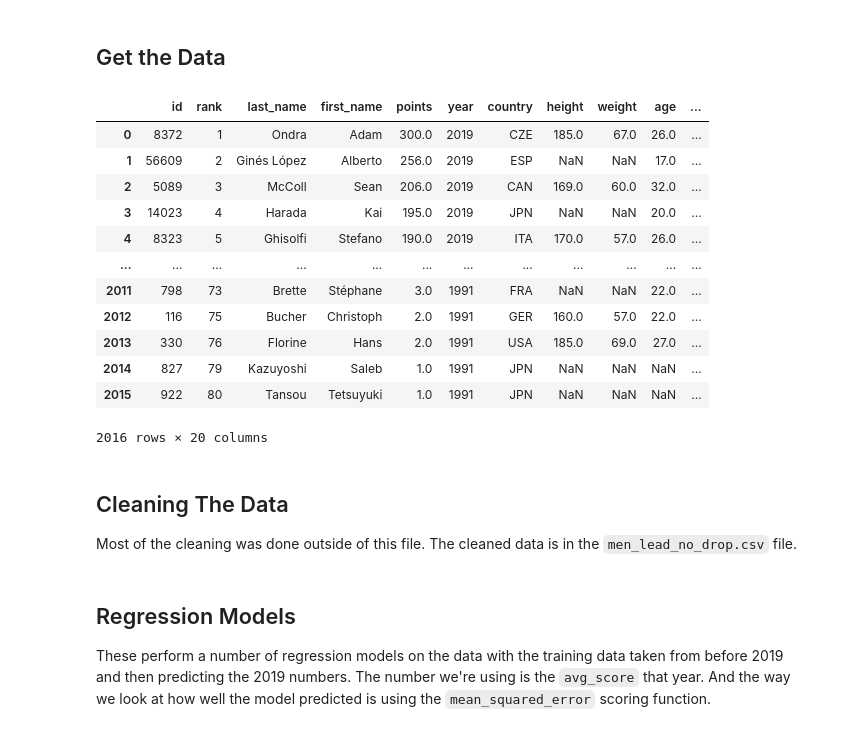
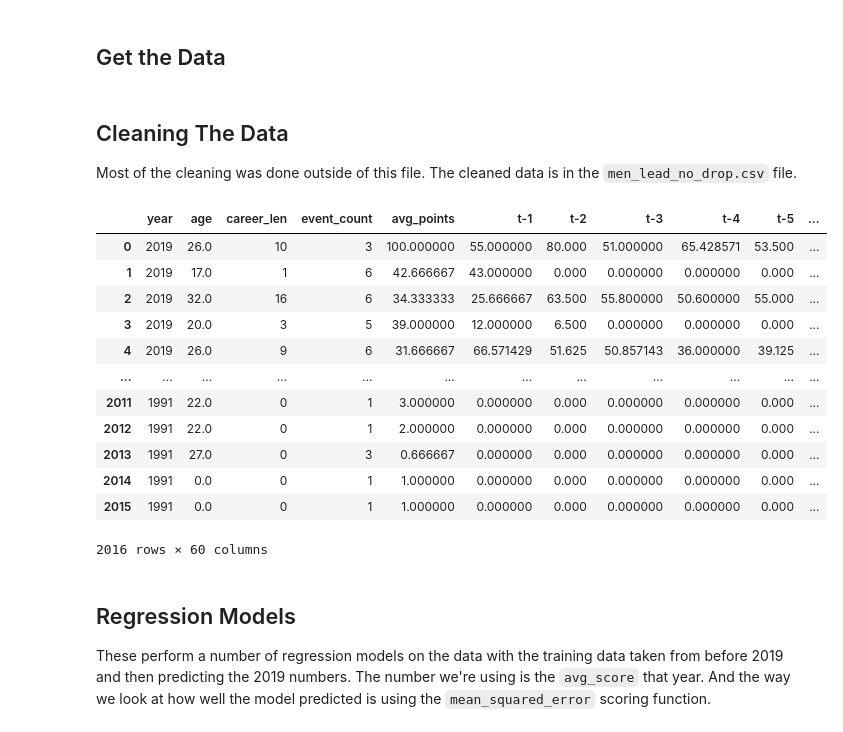
Before and after one commit to eabrouwer3/operation-whirling-dervish, a Jupyter notebook: models/Ethan Models.ipynb, the cells around one changed output. Cells and saved outputs as stored; diff of their text form; code cells hidden in the pictures.

```diff
--- a/models/Ethan Models.ipynb
+++ b/models/Ethan Models.ipynb
@@ -17,23 +17,6 @@ plt.rcParams['figure.figsize'] = [12, 8]
 plt.rcParams['figure.dpi'] = 100
 # %% [markdown]
 ## Get the Data
-# %%
-df = pd.read_csv('../data/men_lead_no_drop.csv')
-df
-# %% [output]
-|  | id | rank | last_name | first_name | points | year | country | height | weight | age | ... |
-| 0 | 8372 | 1 | Ondra | Adam | 300.0 | 2019 | CZE | 185.0 | 67.0 | 26.0 | ... |
-| 1 | 56609 | 2 | Ginés López | Alberto | 256.0 | 2019 | ESP | NaN | NaN | 17.0 | ... |
-| 2 | 5089 | 3 | McColl | Sean | 206.0 | 2019 | CAN | 169.0 | 60.0 | 32.0 | ... |
-| 3 | 14023 | 4 | Harada | Kai | 195.0 | 2019 | JPN | NaN | NaN | 20.0 | ... |
-| 4 | 8323 | 5 | Ghisolfi | Stefano | 190.0 | 2019 | ITA | 170.0 | 57.0 | 26.0 | ... |
-| ... | ... | ... | ... | ... | ... | ... | ... | ... | ... | ... | ... |
-| 2011 | 798 | 73 | Brette | Stéphane | 3.0 | 1991 | FRA | NaN | NaN | 22.0 | ... |
-| 2012 | 116 | 75 | Bucher | Christoph | 2.0 | 1991 | GER | 160.0 | 57.0 | 22.0 | ... |
-| 2013 | 330 | 76 | Florine | Hans | 2.0 | 1991 | USA | 185.0 | 69.0 | 27.0 | ... |
-| 2014 | 827 | 79 | Kazuyoshi | Saleb | 1.0 | 1991 | JPN | NaN | NaN | NaN | ... |
-| 2015 | 922 | 80 | Tansou | Tetsuyuki | 1.0 | 1991 | JPN | NaN | NaN | NaN | ... |
-2016 rows × 20 columns
 # %% [markdown]
 ## Cleaning The Data
 Most of the cleaning was done outside of this file. The cleaned data is in the `men_lead_no_drop.csv` file.
@@ -79,17 +62,34 @@ def impute(df):
 
     return imputed.fillna(0)
 # %%
+df = pd.read_csv('../data/men_lead_no_drop.csv')
 df = impute(df)
 df = df.drop(['id', 'last_name', 'first_name', 'points', 'rank'], axis=1)
 df = pd.get_dummies(df)
 
 test = df[df['year'] >= 2019]
-X_test = test.drop(['avg_points'], axis=1).to_numpy()
-y_test = test['avg_points'].to_numpy()
+X_test = test.drop(['avg_points'], axis=1)
+y_test = test['avg_points']
 
 train = df[df['year'] <= 2018]
-X_train = train.drop(['avg_points'], axis=1).to_numpy()
-y_train = train['avg_points'].to_numpy()
+X_train = train.drop(['avg_points'], axis=1)
+y_train = train['avg_points']
+
+df
+# %% [output]
+|  | year | age | career_len | event_count | avg_points | t-1 | t-2 | t-3 | t-4 | t-5 | ... |
+| 0 | 2019 | 26.0 | 10 | 3 | 100.000000 | 55.000000 | 80.000 | 51.000000 | 65.428571 | 53.500 | ... |
+| 1 | 2019 | 17.0 | 1 | 6 | 42.666667 | 43.000000 | 0.000 | 0.000000 | 0.000000 | 0.000 | ... |
+| 2 | 2019 | 32.0 | 16 | 6 | 34.333333 | 25.666667 | 63.500 | 55.800000 | 50.600000 | 55.000 | ... |
+| 3 | 2019 | 20.0 | 3 | 5 | 39.000000 | 12.000000 | 6.500 | 0.000000 | 0.000000 | 0.000 | ... |
+| 4 | 2019 | 26.0 | 9 | 6 | 31.666667 | 66.571429 | 51.625 | 50.857143 | 36.000000 | 39.125 | ... |
+| ... | ... | ... | ... | ... | ... | ... | ... | ... | ... | ... | ... |
+| 2011 | 1991 | 22.0 | 0 | 1 | 3.000000 | 0.000000 | 0.000 | 0.000000 | 0.000000 | 0.000 | ... |
+| 2012 | 1991 | 22.0 | 0 | 1 | 2.000000 | 0.000000 | 0.000 | 0.000000 | 0.000000 | 0.000 | ... |
+| 2013 | 1991 | 27.0 | 0 | 3 | 0.666667 | 0.000000 | 0.000 | 0.000000 | 0.000000 | 0.000 | ... |
+| 2014 | 1991 | 0.0 | 0 | 1 | 1.000000 | 0.000000 | 0.000 | 0.000000 | 0.000000 | 0.000 | ... |
+| 2015 | 1991 | 0.0 | 0 | 1 | 1.000000 | 0.000000 | 0.000 | 0.000000 | 0.000000 | 0.000 | ... |
+2016 rows × 60 columns
 # %% [markdown]
 ## Regression Models
 These perform a number of regression models on the data with the training data taken from before 2019 and then predicting the 2019 numbers. The number we're using is the `avg_score` that year. And the way we look at how well the model predicted is using the `mean_squared_error` scoring function.
```
Also changed, not shown: parts of 12 cells of this notebook.
